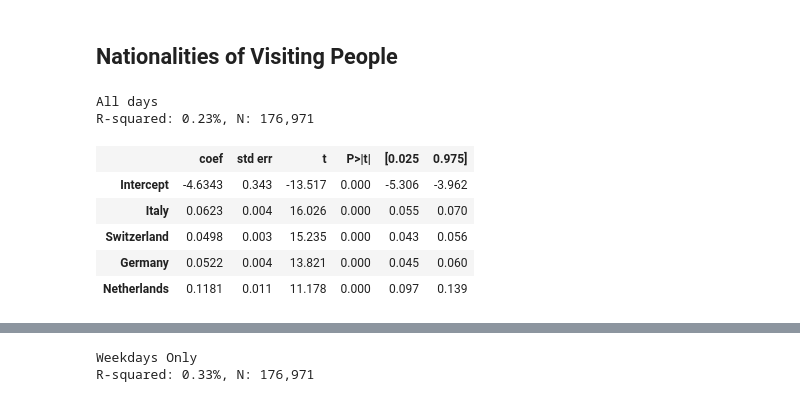
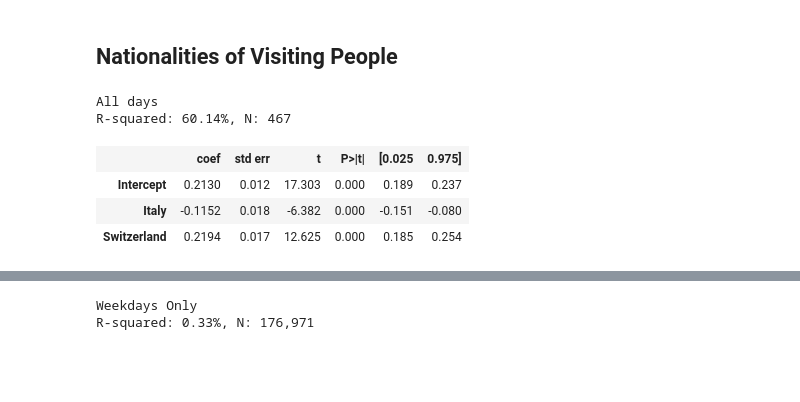
Before and after one commit to AlexandreBellas/USI-Hackathon-2019, a Jupyter notebook: data/analysis/Untitled.ipynb, the cells around one changed output, grey strips where cells are left out. Cells and saved outputs as stored; diff of their text form; code cells hidden in the pictures; blank space fills up the shorter version.

Commit message:
Traffic

```diff
--- a/data/analysis/Untitled.ipynb
+++ b/data/analysis/Untitled.ipynb
@@ -33,14 +25,32 @@ ds = tra.dropna().copy()
+# %%
+nat = pd.read_csv("../analysis/nationalities_incoming.csv", parse_dates=['Date']).set_index('Date')
+tra = tra.reset_index().set_index('date')
+tra[nat.columns] = nat
+tra = tra.reset_index().set_index(['fermata', 'weekend', 'date', 'hour'])
+
+peo = pd.read_csv("../analysis/people_total.csv", parse_dates=['date']).set_index(['date', 'hour'])
+tra = tra.reset_index().set_index(['date','hour'])
+tra[peo.columns] = peo
+tra = tra.reset_index().set_index(['fermata', 'weekend', 'date', 'hour'])
+# %%
+ds = tra.dropna().copy()
+
+ds['tot_car'] = ds['Road'] + ds['Highway']
+
+for col in nat.columns:
+    ds[col] = ds[col] * ds['tot_car'] / 100
+
+    # Standardize
+    ds[col] = ds[col] / ds[col].std()
 # %%
 print('All days')
-reg = smf.ols(" traffic ~ Italy + Switzerland + Germany + Netherlands", ds).fit()
+reg = smf.ols(" traffic ~ Italy + Switzerland", ds.groupby(['date', 'hour']).mean()).fit()
 print("R-squared: {0:1.2f}%, N: {1:1,.0f}".format(reg.rsquared*100, reg.nobs))
 reg.summary().tables[1]
 # %% [output]
 All days
-R-squared: 0.23%, N: 176,971
+R-squared: 60.14%, N: 467
 |  | coef | std err | t | P>|t| | [0.025 | 0.975] |
-| Intercept | -4.6343 | 0.343 | -13.517 | 0.000 | -5.306 | -3.962 |
-| Italy | 0.0623 | 0.004 | 16.026 | 0.000 | 0.055 | 0.070 |
-| Switzerland | 0.0498 | 0.003 | 15.235 | 0.000 | 0.043 | 0.056 |
-| Germany | 0.0522 | 0.004 | 13.821 | 0.000 | 0.045 | 0.060 |
-| Netherlands | 0.1181 | 0.011 | 11.178 | 0.000 | 0.097 | 0.139 |
+| Intercept | 0.2130 | 0.012 | 17.303 | 0.000 | 0.189 | 0.237 |
+| Italy | -0.1152 | 0.018 | -6.382 | 0.000 | -0.151 | -0.080 |
+| Switzerland | 0.2194 | 0.017 | 12.625 | 0.000 | 0.185 | 0.254 |
```
Also changed, not shown: parts of 16 cells of this notebook, 3 other files.
